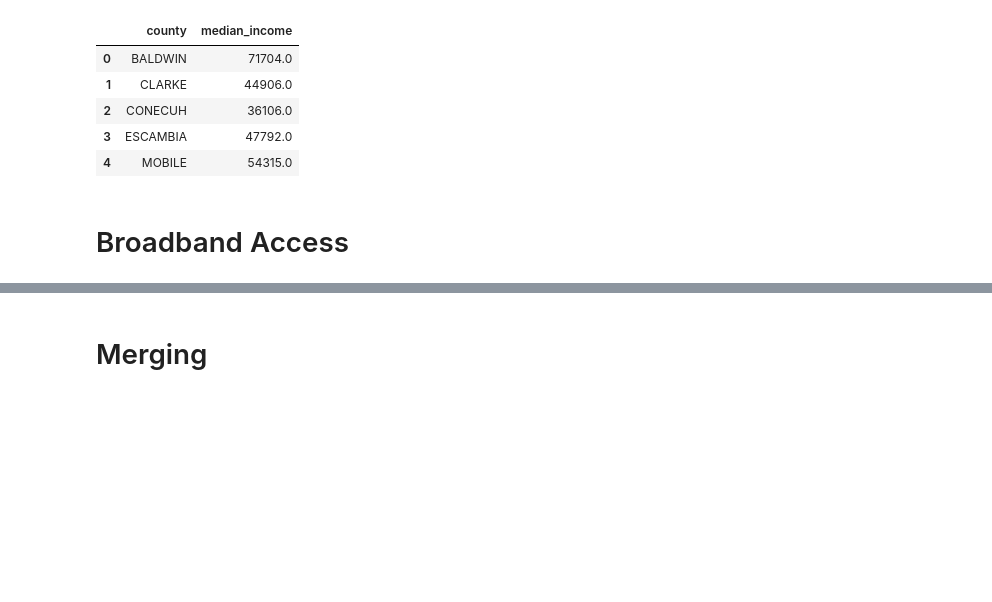
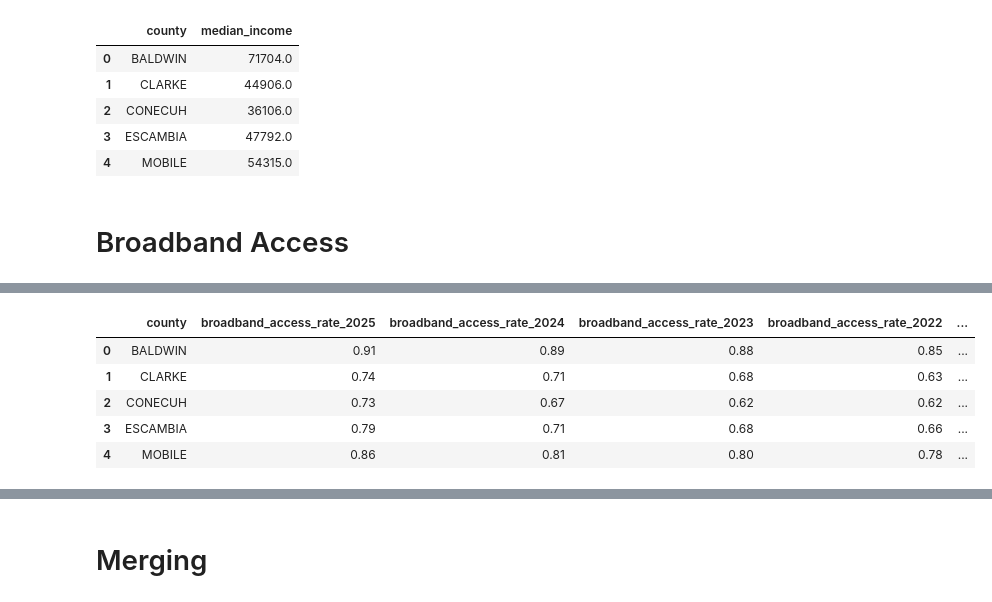
Before and after one commit to lacarabela/GC-CPRI, a Jupyter notebook: notebooks/01_merge_and_feature_build.ipynb, the cells around one changed output, grey strips where cells are left out. Saved outputs shown, nothing was run; the diff lists cells and outputs as text; code cells hidden in the pictures; blank space fills up the shorter version.

```diff
--- a/notebooks/01_merge_and_feature_build.ipynb
+++ b/notebooks/01_merge_and_feature_build.ipynb
@@ -45,6 +48,9 @@ population = pd.read_csv(population_file)
 poverty = pd.read_csv(poverty_file)
 income = pd.read_csv(income_file)
 
+broadband_2021 = pd.read_csv(broadband_file_2021)
+broadband_2022 = pd.read_csv(broadband_file_2022)
+broadband_2023 = pd.read_csv(broadband_file_2023)
 broadband_2024 = pd.read_csv(broadband_file_2024)
 broadband_2025 = pd.read_csv(broadband_file_2025)
 # %%
@@ -58,6 +64,9 @@ datasets = {
     "population": population,
     "poverty": poverty,
     "income": income,
+    "broadband21": broadband_2021,
+    "broadband22": broadband_2022,
+    "broadband23": broadband_2023,
     "broadband24": broadband_2024,
     "broadband25": broadband_2025
 }
@@ -118,6 +131,9 @@ education = clean_column_names(education)
 population = clean_column_names(population)
 poverty = clean_column_names(poverty)
 income = clean_column_names(income)
+broadband_2021 = clean_column_names(broadband_2021)
+broadband_2022 = clean_column_names(broadband_2022)
+broadband_2023 = clean_column_names(broadband_2023)
 broadband_2024 = clean_column_names(broadband_2024)
 broadband_2025 = clean_column_names(broadband_2025)
 # %%
@@ -176,6 +195,9 @@ population["county"] = standardize_county(population["area_name"])
 poverty["county"] = standardize_county(poverty["area_name"])
 income["county"] = standardize_county(income["area_name"])
 
+broadband_2021["county"] = standardize_county(broadband_2021["county"])
+broadband_2022["county"] = standardize_county(broadband_2022["county"])
+broadband_2023["county"] = standardize_county(broadband_2023["county"])
 broadband_2024["county"] = standardize_county(broadband_2024["county"])
 broadband_2025["county"] = standardize_county(broadband_2025["county"])
 # %%
@@ -580,32 +667,33 @@ broadband_sub.head()
 # %%
-population_combined = population_2023_sub.merge(
-    population_2022_sub,
+broadband_combined = broadband_2025_sub.merge(
+    broadband_2024_sub,
     on="county",
     how="inner"
 )
 
-population_combined = population_combined.merge(
-    population_2021_sub,
+broadband_combined = broadband_combined.merge(
+    broadband_2023_sub,
     on="county",
     how="inner"
 )
 
-population_combined = population_combined.merge(
-    population_2020_sub,
+broadband_combined = broadband_combined.merge(
+    broadband_2022_sub,
     on="county",
     how="inner"
 )
 
-population_combined["population_2023"] = (
-    population_combined["population_2023"] +
-    population_combined["population_2022"] +
-    population_combined["population_2021"] +
-    population_combined["population_2020"]
-) / 4
+broadband_combined = broadband_combined.merge(
+    broadband_2021_sub,
+    on="county",
+    how="inner"
+)
 
-population_sub = population_combined[[
-    "county",
-    "population_2023"
-]].copy()
-
-population_sub.head()
+broadband_combined.head()
+# %% [output]
+|  | county | broadband_access_rate_2025 | broadband_access_rate_2024 | broadband_access_rate_2023 | broadband_access_rate_2022 | ... |
+| 0 | BALDWIN | 0.91 | 0.89 | 0.88 | 0.85 | ... |
+| 1 | CLARKE | 0.74 | 0.71 | 0.68 | 0.63 | ... |
+| 2 | CONECUH | 0.73 | 0.67 | 0.62 | 0.62 | ... |
+| 3 | ESCAMBIA | 0.79 | 0.71 | 0.68 | 0.66 | ... |
+| 4 | MOBILE | 0.86 | 0.81 | 0.80 | 0.78 | ... |
```
Also changed, not shown: parts of 7 cells of this notebook, 15 other files.
